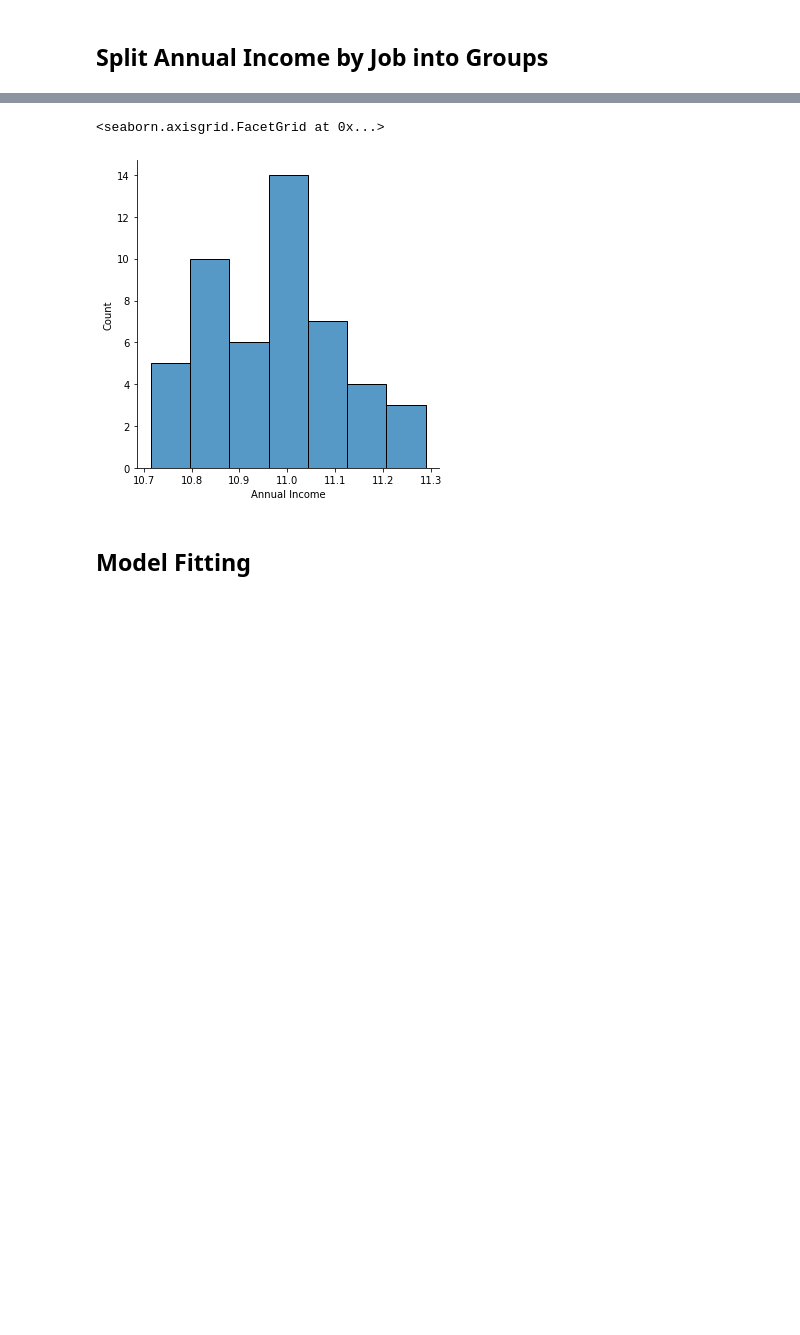
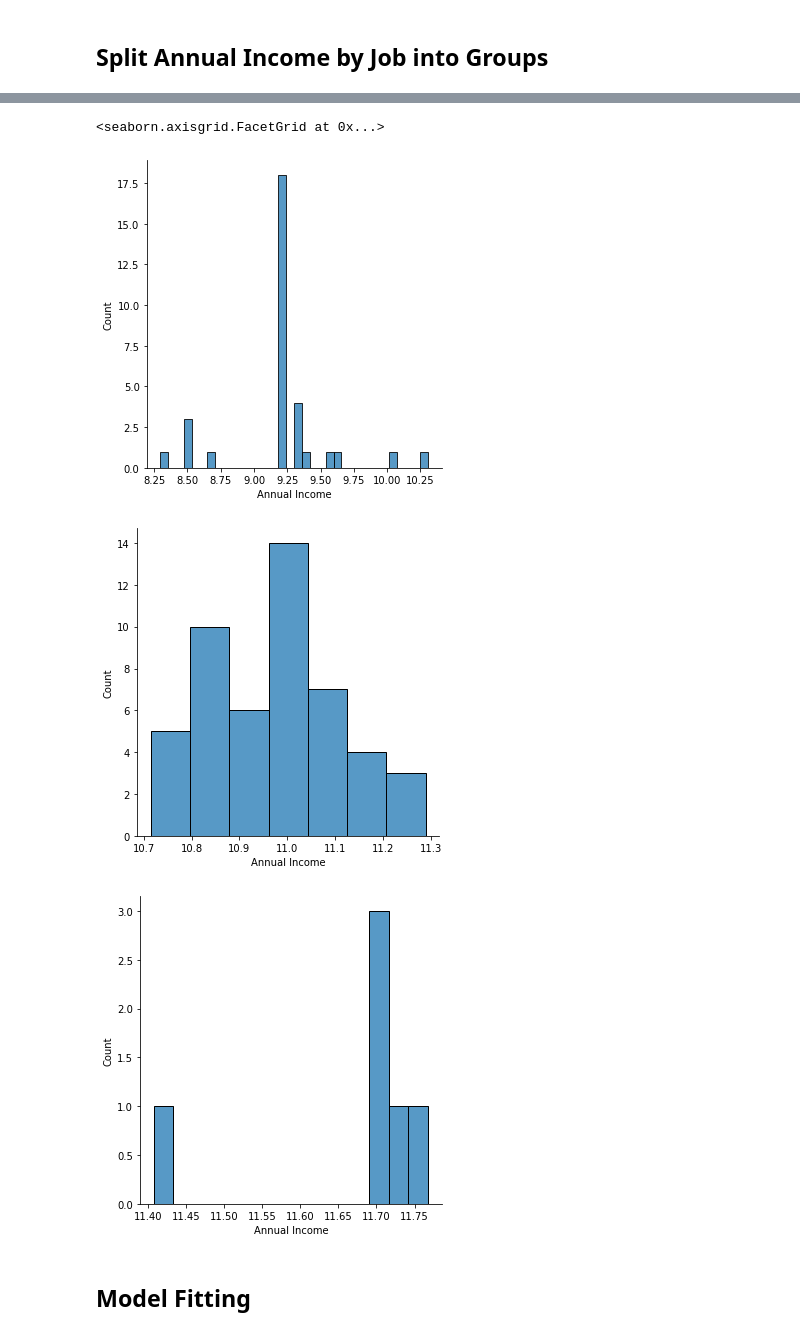
Before and after one commit to emilienaples/people_news_trust, a Jupyter notebook: people_news.ipynb, the cells around one changed output, grey strips where cells are left out. Cells and saved outputs as stored; diff of their text form; code cells hidden in the pictures; blank space fills up the shorter version.

```diff
--- a/people_news.ipynb
+++ b/people_news.ipynb
@@ -251,15 +275,17 @@ sns.displot(between_40_80['Annual Income'])
 # %%
-#under_40_log = np.log(under_40['Annual Income'])
-#sns.displot(data=under_40_log)
+under_40_log = np.log(under_40['Annual Income'])
+sns.displot(data=under_40_log)
 
 between_40_80_log = np.log(between_40_80['Annual Income'])
 sns.displot(data=between_40_80_log)
 
-#over_80_log = np.log(over_80['Annual Income'])
-#sns.displot(data=over_80_log)
+over_80_log = np.log(over_80['Annual Income'])
+sns.displot(data=over_80_log)
 # %% [output]
 <seaborn.axisgrid.FacetGrid at 0x...>
-[figure, old version]
+[figure, new version]
+[figure, added]
+[figure, added]
 # %% [markdown]
 ## Model Fitting
 # %% [markdown]
```
Also changed, not shown: parts of 60 cells of this notebook.
